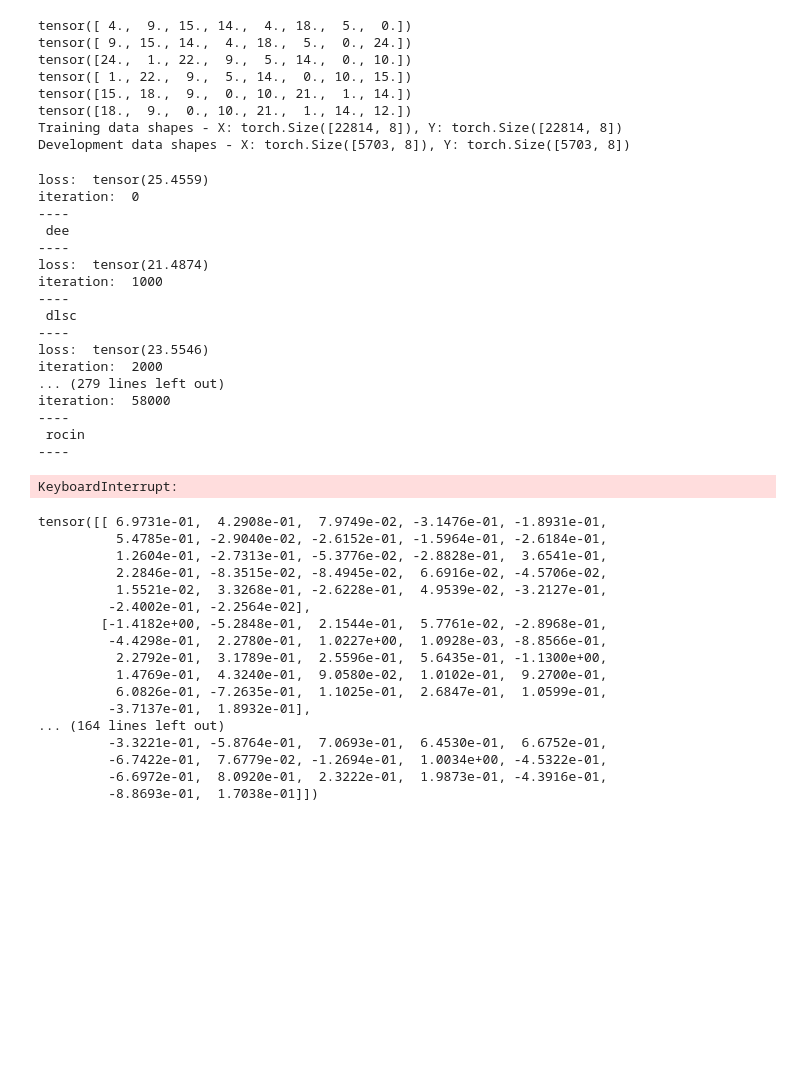
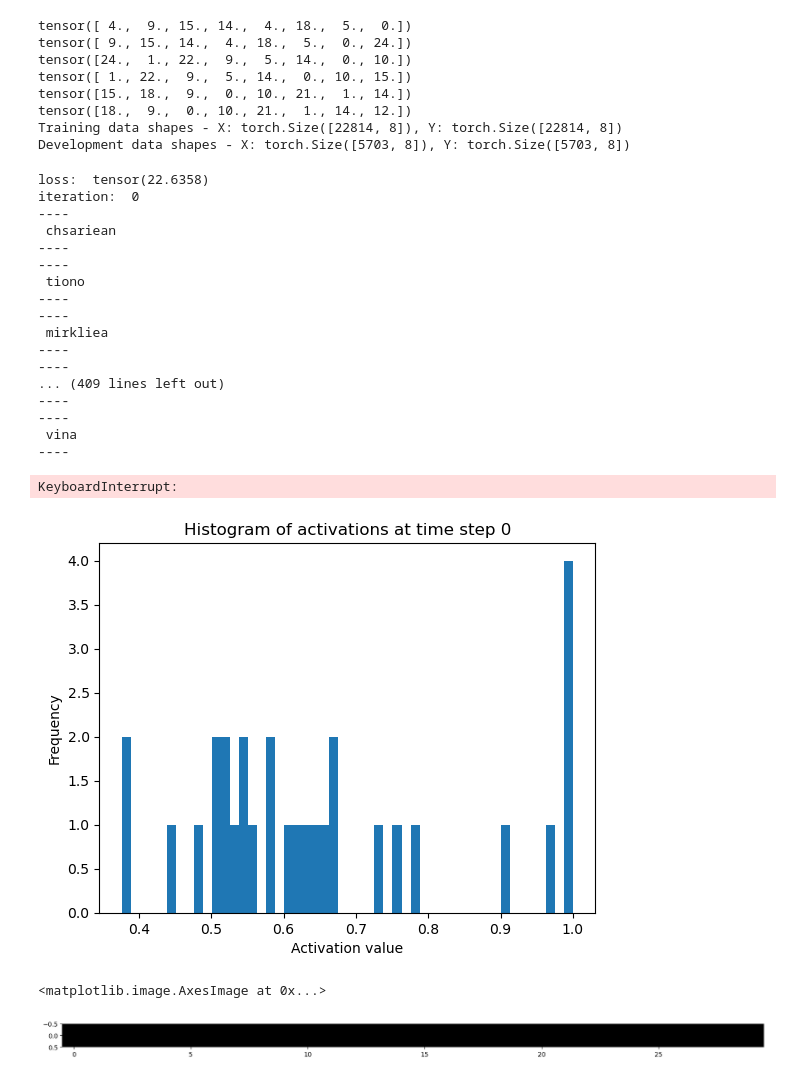
Before and after one commit to kennykguo/deep-learning-from-scratch, a Jupyter notebook: py_LSTM/LSTM-1batch.ipynb, the cells around one changed output. Drawn from its saved outputs; the diff is of its cells as text; code cells hidden in the pictures; blank space fills up the shorter version.

Commit message:
visualizing data

```diff
--- a/py_LSTM/LSTM-1batch.ipynb
+++ b/py_LSTM/LSTM-1batch.ipynb
@@ -79,7 +79,7 @@ tensor([18.,  9.,  0., 10., 21.,  1., 14., 12.])
 Training data shapes - X: torch.Size([22814, 8]), Y: torch.Size([22814, 8])
 Development data shapes - X: torch.Size([5703, 8]), Y: torch.Size([5703, 8])
 # %%
-lr = 0.01
+lr = 0.001
 batch_size = 1
 hidden_size = 30
 time_steps = 8
@@ -171,8 +167,9 @@ def sample(hprev, cprev, seed_ix, n):
     return ixes
 # %%
 max_iterations = 0
+max_iterations_limit = 10000000
 
-while max_iterations < 100000:
+while max_iterations < max_iterations_limit:
 
     # Looping over batches (each batch is just a single row)
     for batch_num in range(Xtr.shape[0]):
@@ -235,12 +232,16 @@ while max_iterations < 100000:
             print("iteration: ", max_iterations)
             # Pass in the last hidden layer, and last cell state
             # Pass in the index which can be referenced through itos
-            sample_ix = sample(H[-1], C[-1], 0, 15)
-            txt = ''.join(itos[ix] for ix in sample_ix)
-            print('----\n %s \n----' % (txt,))
+            for i in range(5):
+                sample_ix = sample(hprev, cprev, 0, 15)
+                txt = ''.join(itos[ix] for ix in sample_ix)
+                print('----\n %s \n----' % (txt,))
 
         # Increment max iterations (each training example means one iteration)
         max_iterations += 1
+
+        if max_iterations >= max_iterations_limit:
+            break
 
 ### ---------------------------------------------------------------------------------------------------------------
         # Backward pass
@@ -345,45 +346,37 @@ while max_iterations < 100000:
 
         output_matrix -= lr * doutput_matrix
         output_bias -= lr * doutput_bias
-
-    if (max_iterations == 10000):
-        break
 # %% [output]
-loss:  tensor(25.4559)
+loss:  tensor(22.6358)
 iteration:  0
 ----
- dee
+ chsariean
 ----
-loss:  tensor(21.4874)
-iteration:  1000
 ----
- dlsc
+ tiono
 ----
-loss:  tensor(23.5546)
-iteration:  2000
-... (279 lines left out)
-iteration:  58000
 ----
- rocin
+ mirkliea
 ----
+----
+... (409 lines left out)
+----
+----
+ vina
+----
 KeyboardInterrupt:
 # %%
-output_matrix
+plt.hist(act2[5].view(-1).tolist(), bins=50)
+plt.title('Histogram of activations at time step 0')
+plt.xlabel('Activation value')
+plt.ylabel('Frequency')
+plt.show()
 # %% [output]
-tensor([[ 6.9731e-01,  4.2908e-01,  7.9749e-02, -3.1476e-01, -1.8931e-01,
-          5.4785e-01, -2.9040e-02, -2.6152e-01, -1.5964e-01, -2.6184e-01,
-          1.2604e-01, -2.7313e-01, -5.3776e-02, -2.8828e-01,  3.6541e-01,
-          2.2846e-01, -8.3515e-02, -8.4945e-02,  6.6916e-02, -4.5706e-02,
-          1.5521e-02,  3.3268e-01, -2.6228e-01,  4.9539e-02, -3.2127e-01,
-         -2.4002e-01, -2.2564e-02],
-        [-1.4182e+00, -5.2848e-01,  2.1544e-01,  5.7761e-02, -2.8968e-01,
-         -4.4298e-01,  2.2780e-01,  1.0227e+00,  1.0928e-03, -8.8566e-01,
-          2.2792e-01,  3.1789e-01,  2.5596e-01,  5.6435e-01, -1.1300e+00,
-          1.4769e-01,  4.3240e-01,  9.0580e-02,  1.0102e-01,  9.2700e-01,
-          6.0826e-01, -7.2635e-01,  1.1025e-01,  2.6847e-01,  1.0599e-01,
-         -3.7137e-01,  1.8932e-01],
-... (164 lines left out)
-         -3.3221e-01, -5.8764e-01,  7.0693e-01,  6.4530e-01,  6.6752e-01,
-         -6.7422e-01,  7.6779e-02, -1.2694e-01,  1.0034e+00, -4.5322e-01,
-         -6.6972e-01,  8.0920e-01,  2.3222e-01,  1.9873e-01, -4.3916e-01,
-         -8.8693e-01,  1.7038e-01]])
+[figure, added]
+# %%
+# Saturated activations
+plt.figure(figsize = (20,50))
+plt.imshow(act2[2].abs() > 0.99, cmap = 'gray', interpolation = 'nearest')
+# %% [output]
+<matplotlib.image.AxesImage at 0x...>
+[figure, added]
```
Also changed, not shown: parts of 4 cells of this notebook, 2 other files.
